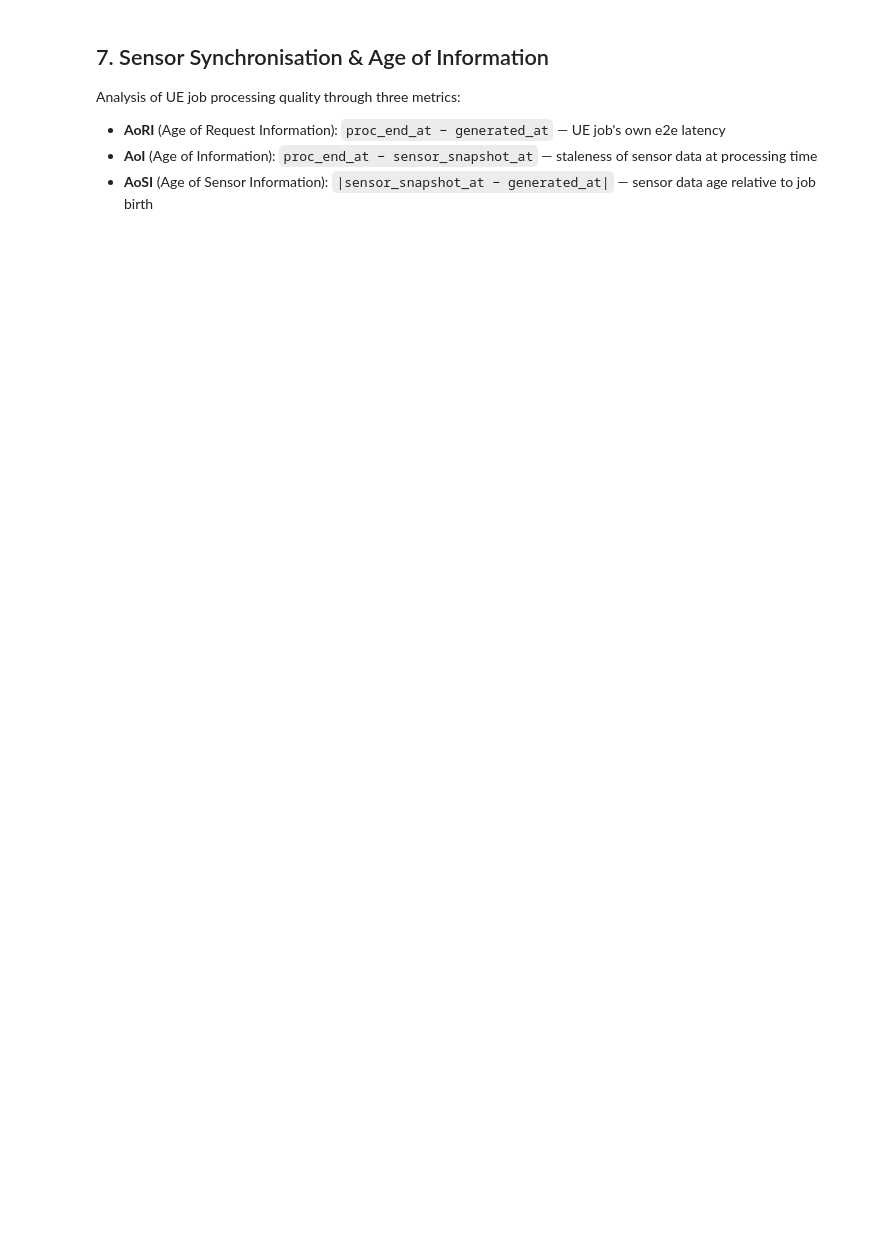
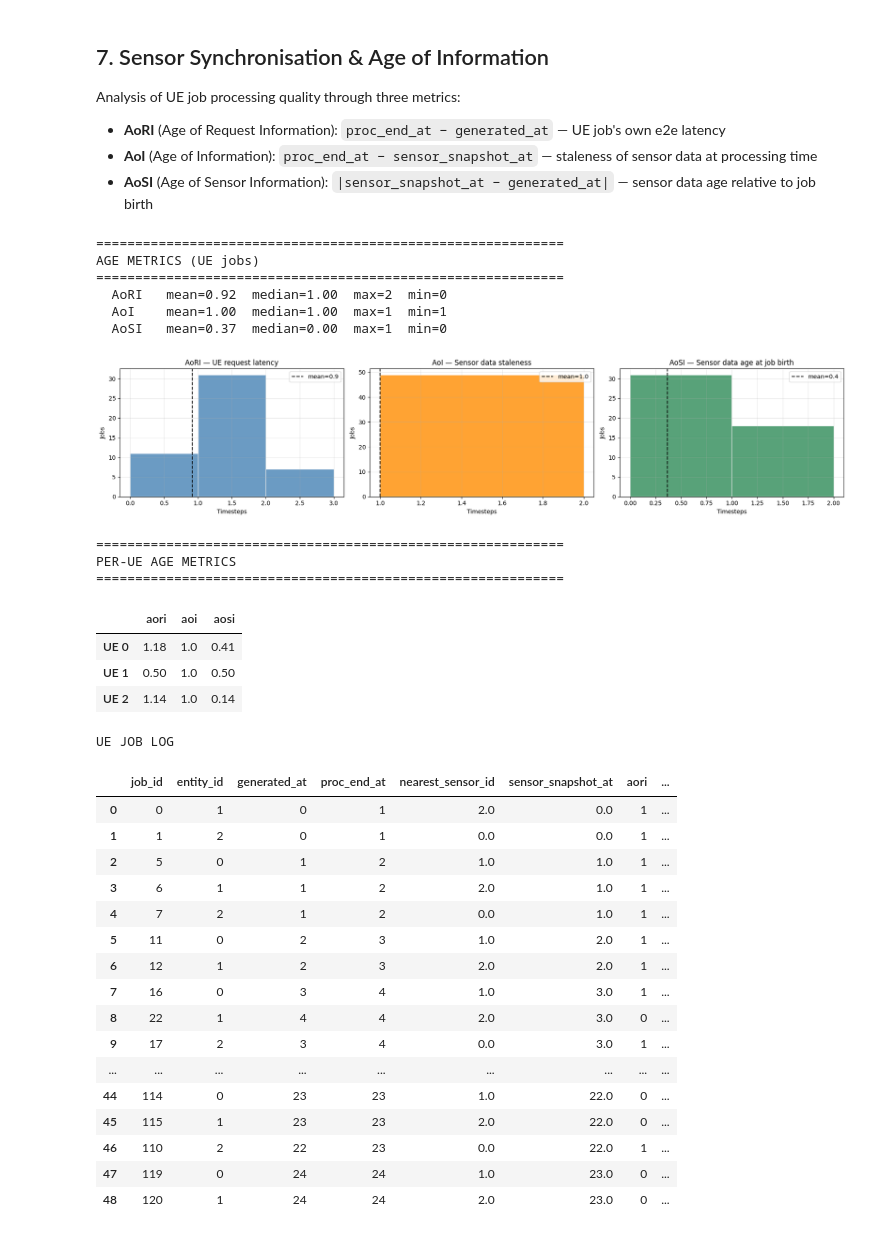
Before and after one commit to elifohri/MetaLore-simulator, a Jupyter notebook: test_notebook.ipynb, the cells around one changed output. Saved outputs shown, nothing was run; the diff lists cells and outputs as text; code cells hidden in the pictures; blank space fills up the shorter version.

```diff
--- a/test_notebook.ipynb
+++ b/test_notebook.ipynb
@@ -377,64 +633,82 @@ Analysis of UE job processing quality through three metrics:
 job_df = env.job_tracker.to_dataframe()
 ue_df = job_df[job_df['entity_type'] == 'UE'].copy()
 
-# --- Sync rate ---
-total_ue = len(ue_df)
-synced = ue_df['is_context_synced'].sum()
+# --- AoI / AoRI / AoSI stats ---
 print("="*60)
-print("SENSOR SYNC SUMMARY")
+print("AGE METRICS (UE jobs)")
 print("="*60)
-print(f"UE jobs processed:       {total_ue}")
-print(f"With sensor context:     {synced}  ({100*synced/total_ue:.1f}%)")
-print(f"Without sensor context:  {total_ue - synced}  ({100*(total_ue - synced)/total_ue:.1f}%)")
-
-# --- AoI / AoRI / AoSI stats ---
-synced_df = ue_df[ue_df['is_context_synced']]
-if not synced_df.empty:
-    print()
-    print("="*60)
-    print("AGE METRICS (synced UE jobs only)")
-    print("="*60)
-    for col, label in [('aori', 'AoRI'), ('aoi', 'AoI'), ('aosi', 'AoSI')]:
-        s = synced_df[col].dropna()
-        print(f"  {label:5s}  mean={s.mean():.2f}  median={s.median():.2f}  max={s.max():.0f}  min={s.min():.0f}")
+for col, label in [('aori', 'AoRI'), ('aoi', 'AoI'), ('aosi', 'AoSI')]:
+    s = ue_df[col].dropna()
+    print(f"  {label:5s}  mean={s.mean():.2f}  median={s.median():.2f}  max={s.max():.0f}  min={s.min():.0f}")
 
 # --- Plots ---
 fig, axes = plt.subplots(1, 3, figsize=(18, 4))
 
 for ax, (col, label, color) in zip(axes, [
-    ('aori', 'AoRI — UE request latency',   'steelblue'),
-    ('aoi',  'AoI — Sensor data staleness', 'darkorange'),
+    ('aori', 'AoRI — UE request latency',          'steelblue'),
+    ('aoi',  'AoI — Sensor data staleness',        'darkorange'),
     ('aosi', 'AoSI — Sensor data age at job birth', 'seagreen'),
 ]):
     data = ue_df[col].dropna()
     if data.empty:
         ax.text(0.5, 0.5, 'No data', ha='center', va='center', transform=ax.transAxes)
     else:
         ax.hist(data, bins=range(int(data.min()), int(data.max()) + 2), color=color, alpha=0.8, edgecolor='white')
         ax.axvline(data.mean(), color='black', linestyle='--', linewidth=1.5, label=f'mean={data.mean():.1f}')
         ax.legend()
     ax.set_xlabel('Timesteps')
     ax.set_ylabel('Jobs')
     ax.set_title(label)
     ax.grid(True, alpha=0.3)
 
 plt.tight_layout()
 plt.show()
 
 # --- Per-UE breakdown ---
 print()
 print("="*60)
 print("PER-UE AGE METRICS")
 print("="*60)
-if not synced_df.empty:
-    per_ue = synced_df.groupby('entity_id')[['aori', 'aoi', 'aosi']].mean().round(2)
-    per_ue.index = [f'UE {i}' for i in per_ue.index]
-    ipd.display(per_ue)
+per_ue = ue_df.groupby('entity_id')[['aori', 'aoi', 'aosi']].mean().round(2)
+per_ue.index = [f'UE {i}' for i in per_ue.index]
+ipd.display(per_ue)
 
 # --- Full UE job table with sensor context columns ---
 print()
 print("UE JOB LOG")
 cols = ['job_id', 'entity_id', 'generated_at', 'proc_end_at',
-        'nearest_sensor_id', 'sensor_snapshot_at', 'is_context_synced',
-        'aori', 'aoi', 'aosi']
+        'nearest_sensor_id', 'sensor_snapshot_at', 'aori', 'aoi', 'aosi']
 ipd.display(ue_df[cols].reset_index(drop=True))
+# %% [output]
+============================================================
+AGE METRICS (UE jobs)
+============================================================
+  AoRI   mean=0.92  median=1.00  max=2  min=0
+  AoI    mean=1.00  median=1.00  max=1  min=1
+  AoSI   mean=0.37  median=0.00  max=1  min=0
+[figure, added]
+============================================================
+PER-UE AGE METRICS
+============================================================
+|  | aori | aoi | aosi |
+| UE 0 | 1.18 | 1.0 | 0.41 |
+| UE 1 | 0.50 | 1.0 | 0.50 |
+| UE 2 | 1.14 | 1.0 | 0.14 |
+UE JOB LOG
+|  | job_id | entity_id | generated_at | proc_end_at | nearest_sensor_id | sensor_snapshot_at | aori | ... |
+| 0 | 0 | 1 | 0 | 1 | 2.0 | 0.0 | 1 | ... |
+| 1 | 1 | 2 | 0 | 1 | 0.0 | 0.0 | 1 | ... |
+| 2 | 5 | 0 | 1 | 2 | 1.0 | 1.0 | 1 | ... |
+| 3 | 6 | 1 | 1 | 2 | 2.0 | 1.0 | 1 | ... |
+| 4 | 7 | 2 | 1 | 2 | 0.0 | 1.0 | 1 | ... |
+| 5 | 11 | 0 | 2 | 3 | 1.0 | 2.0 | 1 | ... |
+| 6 | 12 | 1 | 2 | 3 | 2.0 | 2.0 | 1 | ... |
+| 7 | 16 | 0 | 3 | 4 | 1.0 | 3.0 | 1 | ... |
+| 8 | 22 | 1 | 4 | 4 | 2.0 | 3.0 | 0 | ... |
+| 9 | 17 | 2 | 3 | 4 | 0.0 | 3.0 | 1 | ... |
+| ... | ... | ... | ... | ... | ... | ... | ... | ... |
+| 44 | 114 | 0 | 23 | 23 | 1.0 | 22.0 | 0 | ... |
+| 45 | 115 | 1 | 23 | 23 | 2.0 | 22.0 | 0 | ... |
+| 46 | 110 | 2 | 22 | 23 | 0.0 | 22.0 | 1 | ... |
+| 47 | 119 | 0 | 24 | 24 | 1.0 | 23.0 | 0 | ... |
+| 48 | 120 | 1 | 24 | 24 | 2.0 | 23.0 | 0 | ... |
```
Also changed, not shown: parts of 9 cells of this notebook, 7 other files.
